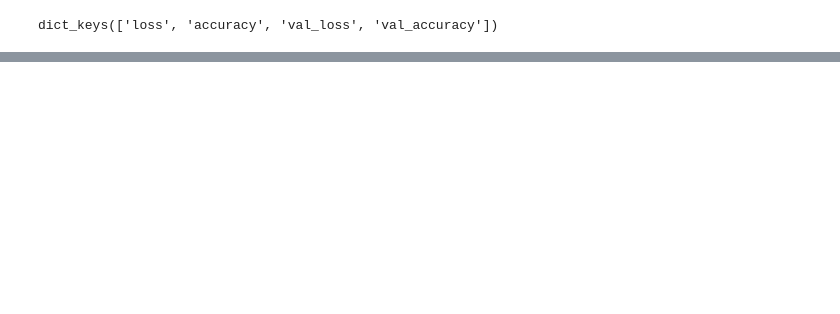
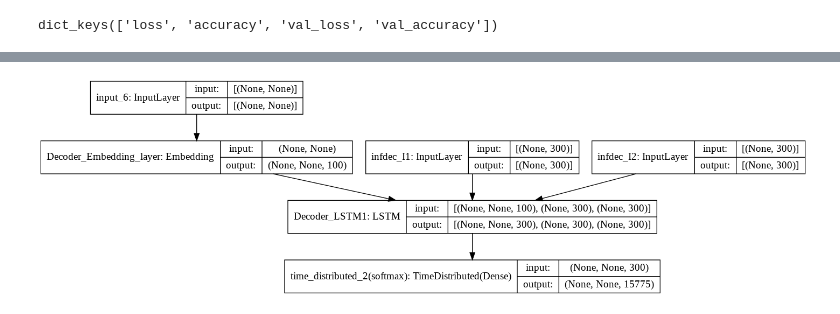
Before and after one commit to nishantgovil03/Research, a Jupyter notebook: LSTMSummary_GPU_20epochs.ipynb, the cells around one changed output, grey strips where cells are left out. Cells and saved outputs as stored; diff of their text form; code cells hidden in the pictures; blank space fills up the shorter version.

```diff
--- a/LSTMSummary_GPU_20epochs.ipynb
+++ b/LSTMSummary_GPU_20epochs.ipynb
@@ -196,0 +225,4 @@ plt.show()
+# %%
+plot_model(infdecoder_model,show_shapes=True)
+# %% [output]
+[figure, added]
```
Also changed, not shown: parts of 26 cells of this notebook.
